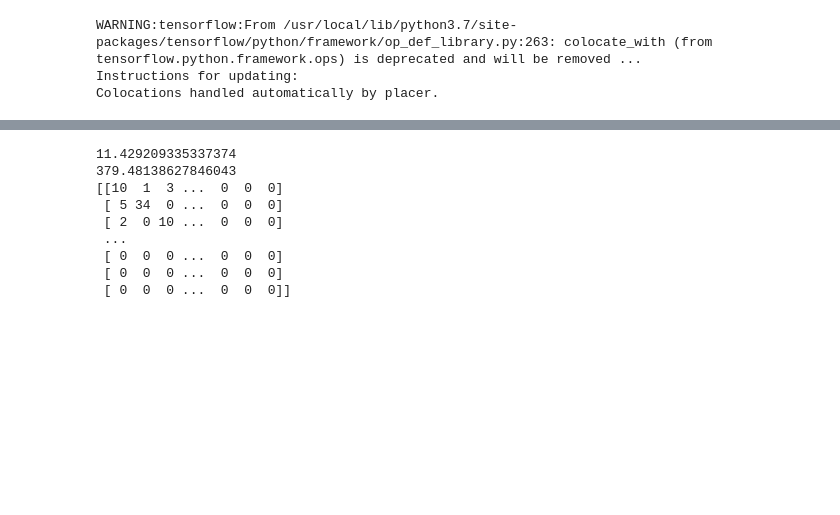
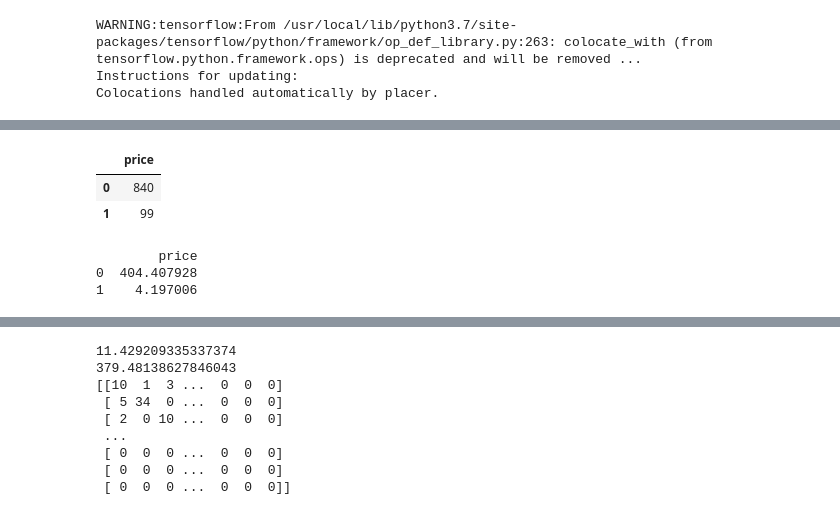
Before and after one commit to younghk/Housing_Seoul_Analysis, a Jupyter notebook: Modelling.ipynb, the cells around one changed output, grey strips where cells are left out. Saved outputs shown, nothing was run; the diff lists cells and outputs as text; code cells hidden in the pictures; blank space fills up the shorter version.

```diff
--- a/Modelling.ipynb
+++ b/Modelling.ipynb
@@ -142,0 +120,15 @@ Epoch 300/300
+# %%
+y_sample=pd.DataFrame(data=[840, 99], columns=['price'])
+# %%
+y_sample.head(2)
+# %% [output]
+|  | price |
+| 0 | 840 |
+| 1 | 99 |
+# %%
+sy_pred=model.predict(X_sample)
+print(y_sample-sy_pred)
+# %% [output]
+        price
+0  404.407928
+1    4.197006
```
Also changed, not shown: parts of 11 cells of this notebook.
